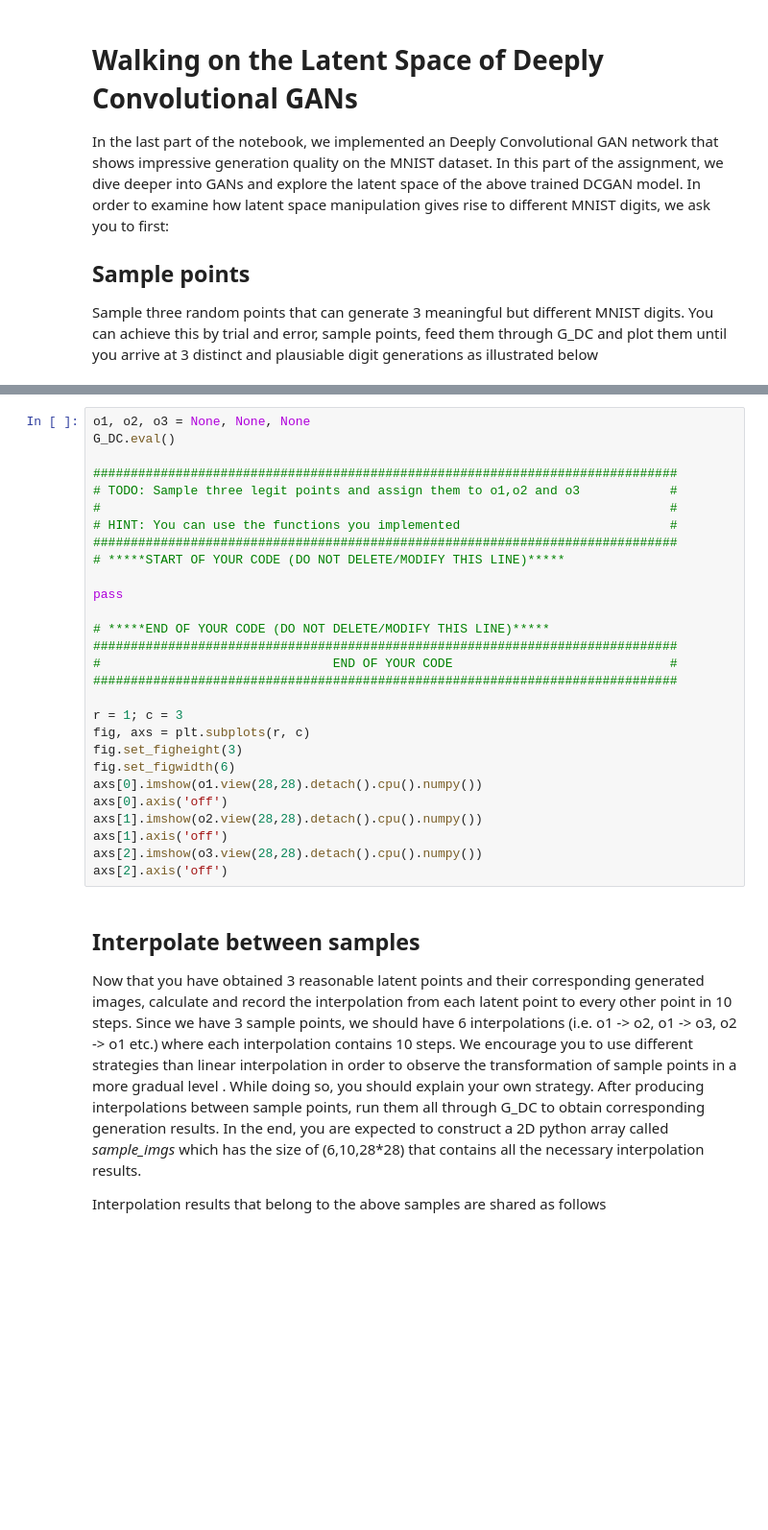
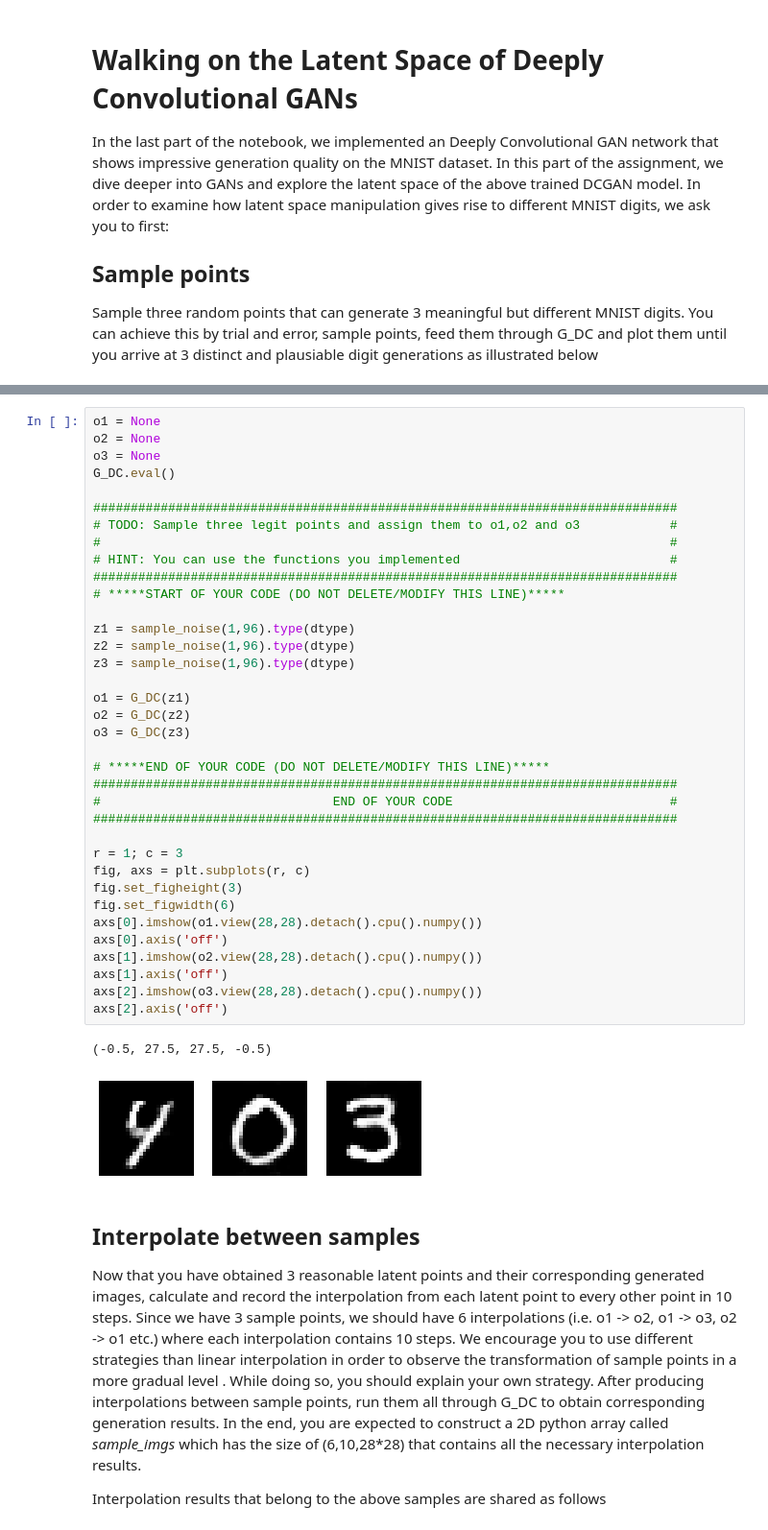
Before and after one commit to keremgirenes/COMP411-Computer-Vision-with-Deep-Learning, a Jupyter notebook: Assignments/assignment3_2022_questions/assignment3/Generative_Adversarial_Networks.ipynb, the cells around one changed output, grey strips where cells are left out. Shown at 96% size. Drawn from its saved outputs; the diff is of its cells as text; blank space fills up the shorter version.

```diff
--- a/Assignments/assignment3_2022_questions/assignment3/Generative_Adversarial_Networks.ipynb
+++ b/Assignments/assignment3_2022_questions/assignment3/Generative_Adversarial_Networks.ipynb
@@ -548,31 +692,42 @@ Image("samples.png", width=300, height=300)
 # %%
-o1, o2, o3 = None, None, None
+o1 = None
+o2 = None
+o3 = None
 G_DC.eval()
 
 ##############################################################################
 # TODO: Sample three legit points and assign them to o1,o2 and o3            #
 #                                                                            #
 # HINT: You can use the functions you implemented                            #
 ##############################################################################
 # *****START OF YOUR CODE (DO NOT DELETE/MODIFY THIS LINE)*****
 
-pass
+z1 = sample_noise(1,96).type(dtype)
+z2 = sample_noise(1,96).type(dtype)
+z3 = sample_noise(1,96).type(dtype)
+
+o1 = G_DC(z1)
+o2 = G_DC(z2)
+o3 = G_DC(z3)
 
 # *****END OF YOUR CODE (DO NOT DELETE/MODIFY THIS LINE)*****
 ##############################################################################
 #                               END OF YOUR CODE                             #
 ##############################################################################
 
 r = 1; c = 3
 fig, axs = plt.subplots(r, c)
 fig.set_figheight(3)
 fig.set_figwidth(6)
 axs[0].imshow(o1.view(28,28).detach().cpu().numpy())
 axs[0].axis('off')
 axs[1].imshow(o2.view(28,28).detach().cpu().numpy())
 axs[1].axis('off')
 axs[2].imshow(o3.view(28,28).detach().cpu().numpy())
 axs[2].axis('off')
+# %% [output]
+(-0.5, 27.5, 27.5, -0.5)
+[figure, added]
 # %% [markdown]
 ## Interpolate between samples
 
```
Also changed, not shown: parts of 28 cells of this notebook, 2 other files.
